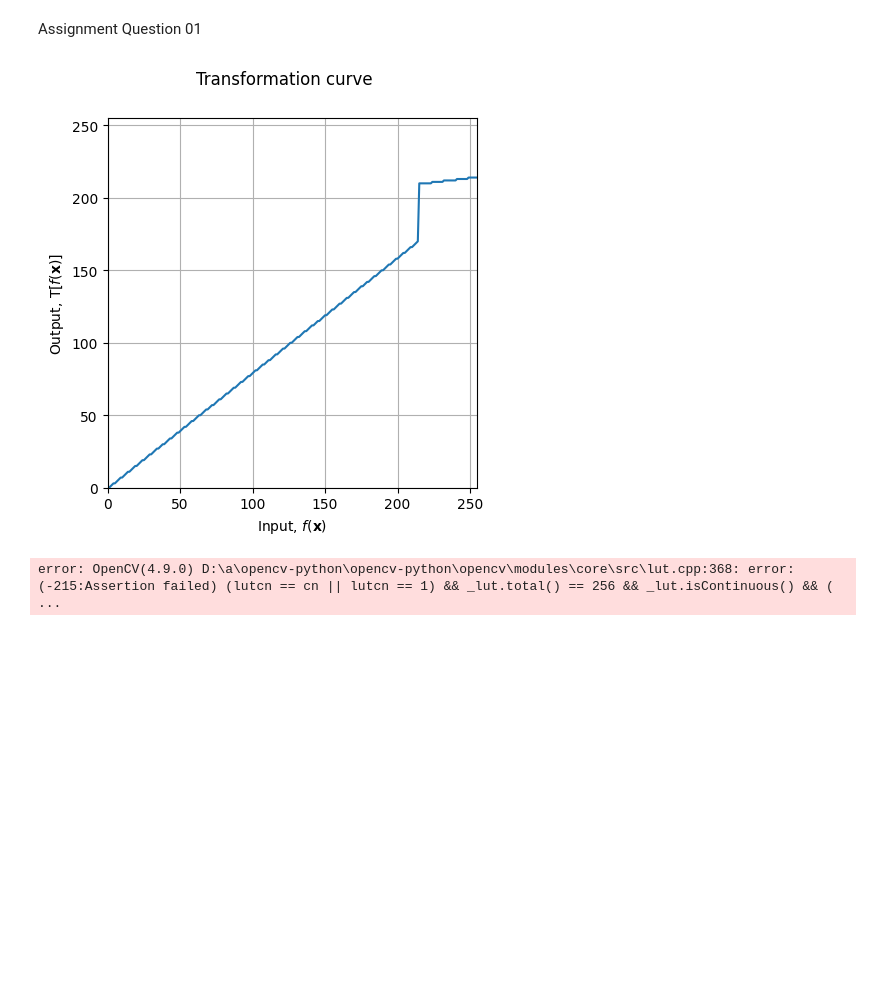
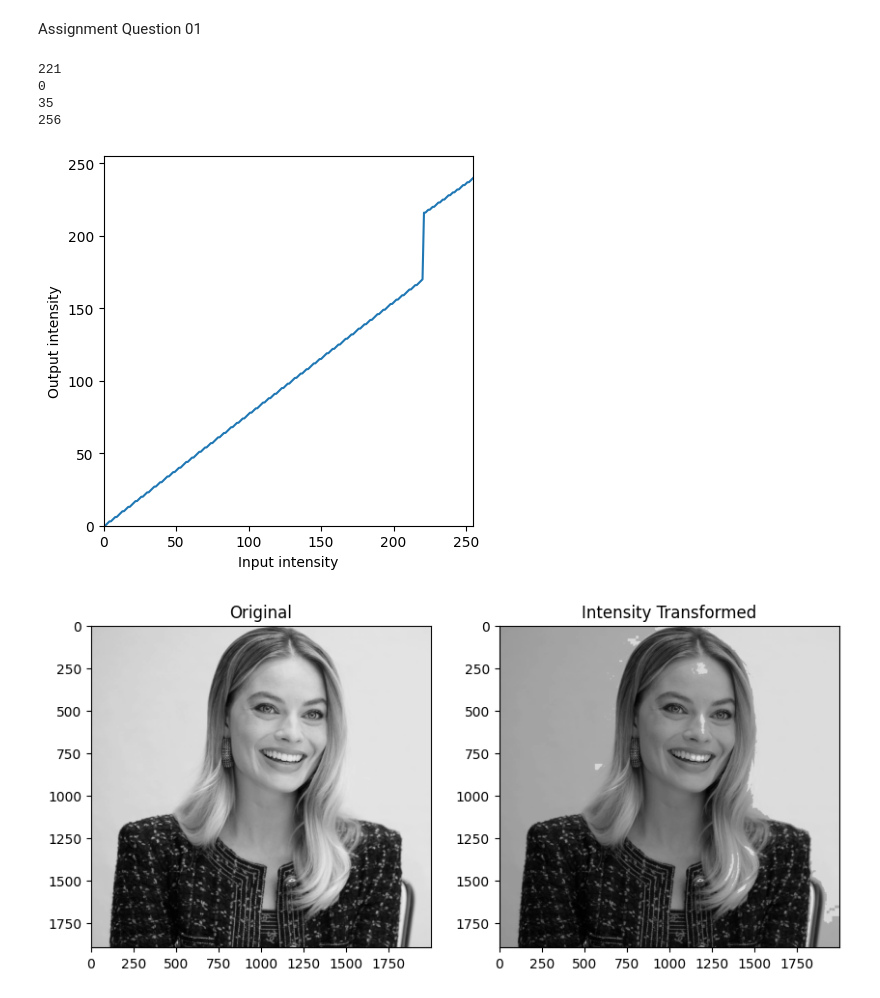
Before and after one commit to thamaradinujaya/imgprocessing, a Jupyter notebook: Assignment.ipynb, the cells around one changed output. Drawn from its saved outputs; the diff is of its cells as text; code cells hidden in the pictures; blank space fills up the shorter version.

```diff
--- a/Assignment.ipynb
+++ b/Assignment.ipynb
@@ -1,38 +1,51 @@
 # %% [markdown]
 Assignment Question 01
 # %%
+
 import cv2 as cv
+import numpy as np
 import matplotlib.pyplot as plt
-import numpy as np
 
-im = cv.imread(r"E:\5th Sem\IMG Processing\assignment_01_images\margot_golden_gray.jpg", cv.IMREAD_GRAYSCALE)
-assert im is not None
+im1 = cv.imread(r"E:\5th Sem\IMG Processing\assignment_01_images\margot_golden_gray.jpg", cv.IMREAD_GRAYSCALE)
+assert im1 is not None
 
-t1 = np.linspace(0, 170, 215).astype('uint8')
-t2 = np.linspace(210, 240, 255).astype('uint8')
 
-transform = np.concatenate((t1, t2), axis=0).astype('uint8')
+c = np.array([(220,170),(220,215)])
+
+t1 = np.linspace(0, c[0,1], c[0,0]+1-0).astype('uint8')
+print(len(t1))
+t2 = np.linspace(c[0,1], c[1,1], c[1,0]-c[0,0]).astype('uint8')
+print(len(t2))
+t3 = np.linspace(c[1,1]+1, 240, 255-c[1,0]).astype('uint8')
+print(len(t3))
+
+transform = np.concatenate((t1, t2)).astype('uint8')
+transform = np.concatenate((transform, t3)).astype('uint8')
+print(len(transform))
+
+
+im2 = cv.LUT(im1, transform)
+
+
 fig, ax = plt.subplots()
-fig.suptitle("Transformation curve")
 ax.plot(transform)
-ax.set_xlabel(r'Input, $f(\mathbf{x})$')
-ax.set_ylabel(r'Output, $\mathrm{T}[f(\mathbf{x})]$')
+ax.set_xlabel('Input intensity')
+ax.set_ylabel('Output intensity')
 ax.set_xlim(0,255)
 ax.set_ylim(0,255)
 ax.set_aspect('equal')
-ax.grid()
 plt.show()
+fig, ax = plt.subplots(1,2, figsize=(10,10))
+ax[0].imshow(im1, vmin=0, vmax=255, cmap='gray')
+ax[0].set_title('Original')
 
-transform_umat = np.expand_dims(transform, axis=1).astype('uint8')
-
-image_transform = cv.LUT(im, transform_umat)
-
-fig, ax = plt.subplots(1,2, figsize=(10,20))
-ax[0].imshow(im, cmap="gray")
-ax[0].set_title("Original")
-ax[1].imshow(image_transform, cmap="gray")
-ax[1].set_title("Transformed")
+ax[1].imshow(im2, vmin=0, vmax=255, cmap='gray')
+ax[1].set_title('Intensity Transformed')
 plt.show()
 # %% [output]
+221
+0
+35
+256
-[figure, old version]
+[figure, new version]
-error: OpenCV(4.9.0) D:\a\opencv-python\opencv-python\opencv\modules\core\src\lut.cpp:368: error: (-215:Assertion failed) (lutcn == cn || lutcn == 1) && _lut.total() == 256 && _lut.isContinuous() && ( ...
+[figure, added]
```
